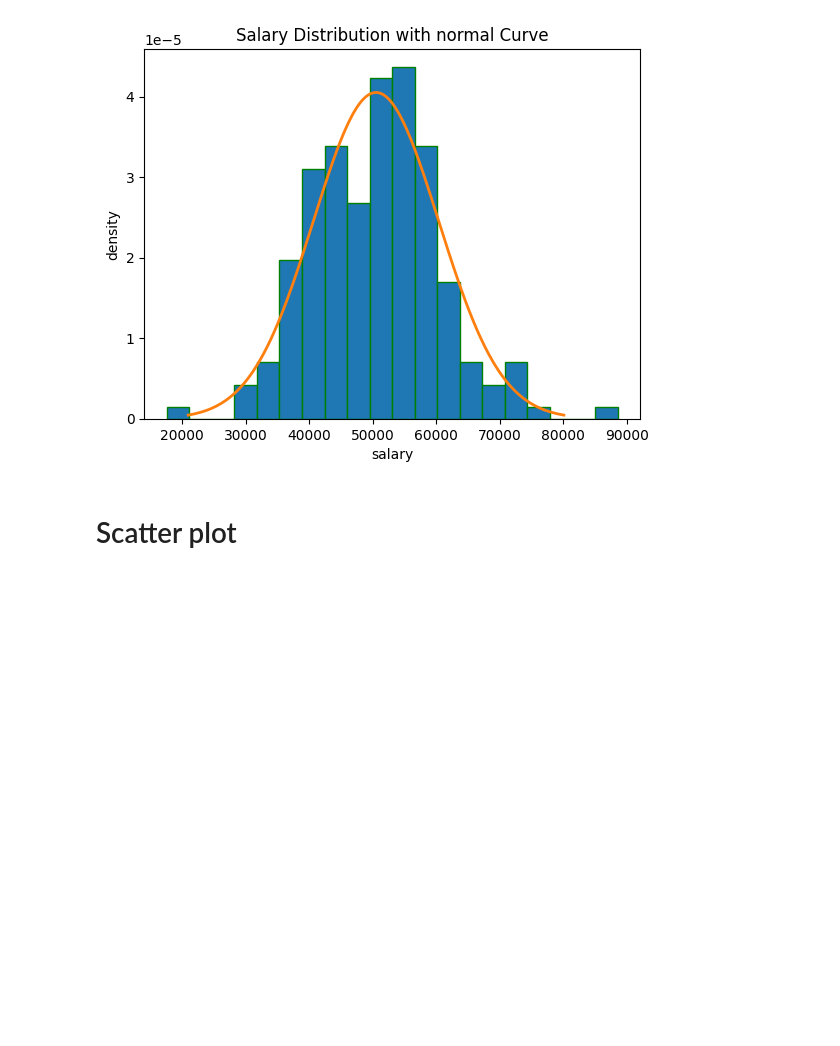
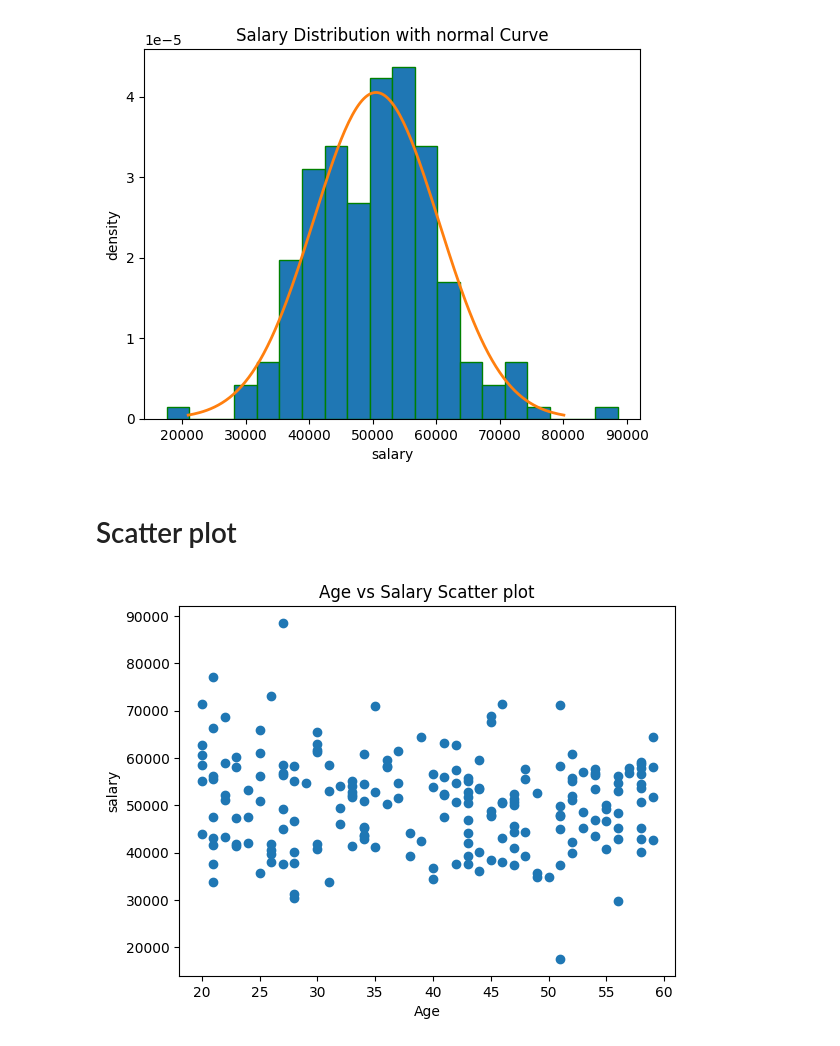
Before and after one commit to AdityaMallaThakuri/Data-Science-Lab, a Jupyter notebook: lab3/distribution.ipynb, the cells around one changed output. Saved outputs shown, nothing was run; the diff lists cells and outputs as text; code cells hidden in the pictures; blank space fills up the shorter version.

```diff
--- a/lab3/distribution.ipynb
+++ b/lab3/distribution.ipynb
@@ -141,6 +141,10 @@ plt.show()
 # %% [markdown]
 # Scatter plot
 # %%
-plt.scatter(data["Age"],data["Salary"])
+plt.scatter(data["age"],data["salary"])
 plt.title("Age vs Salary Scatter plot")
-plt.xlabel(""A)
+plt.xlabel("Age")
+plt.ylabel("salary")
+plt.show()
+# %% [output]
+[figure, added]
```
